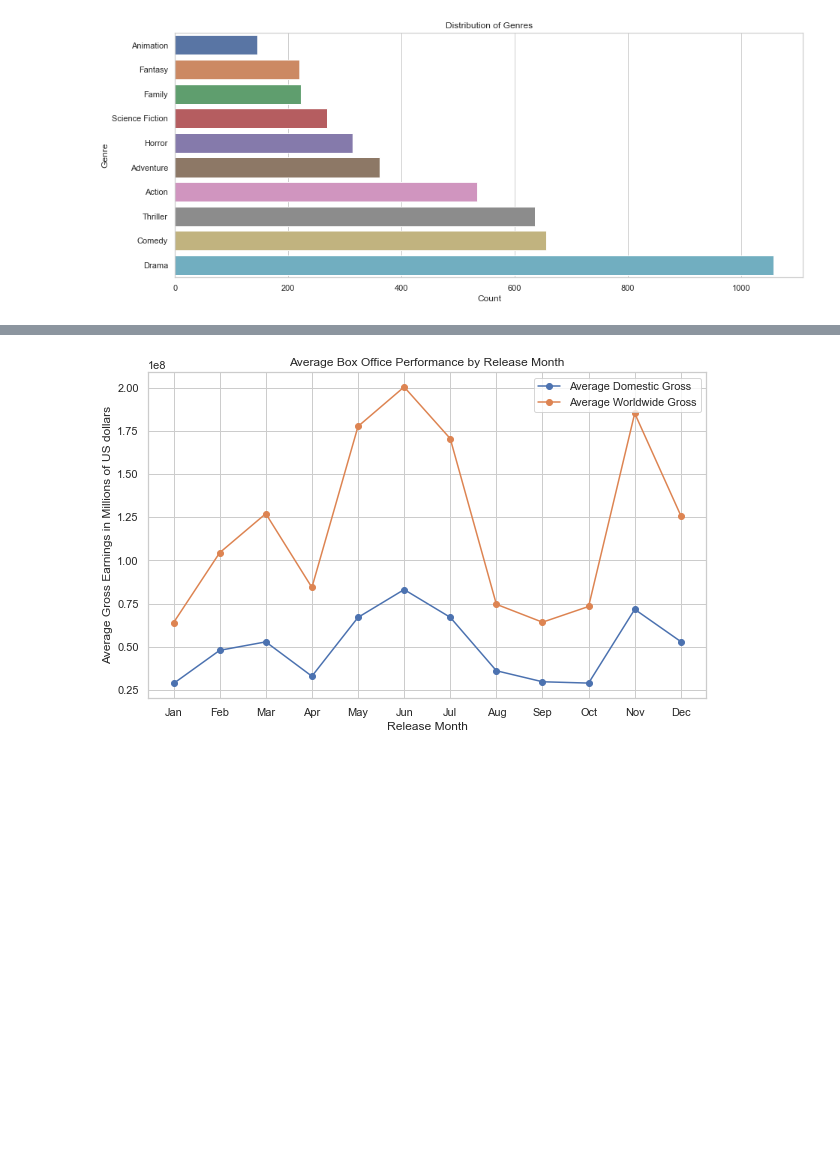
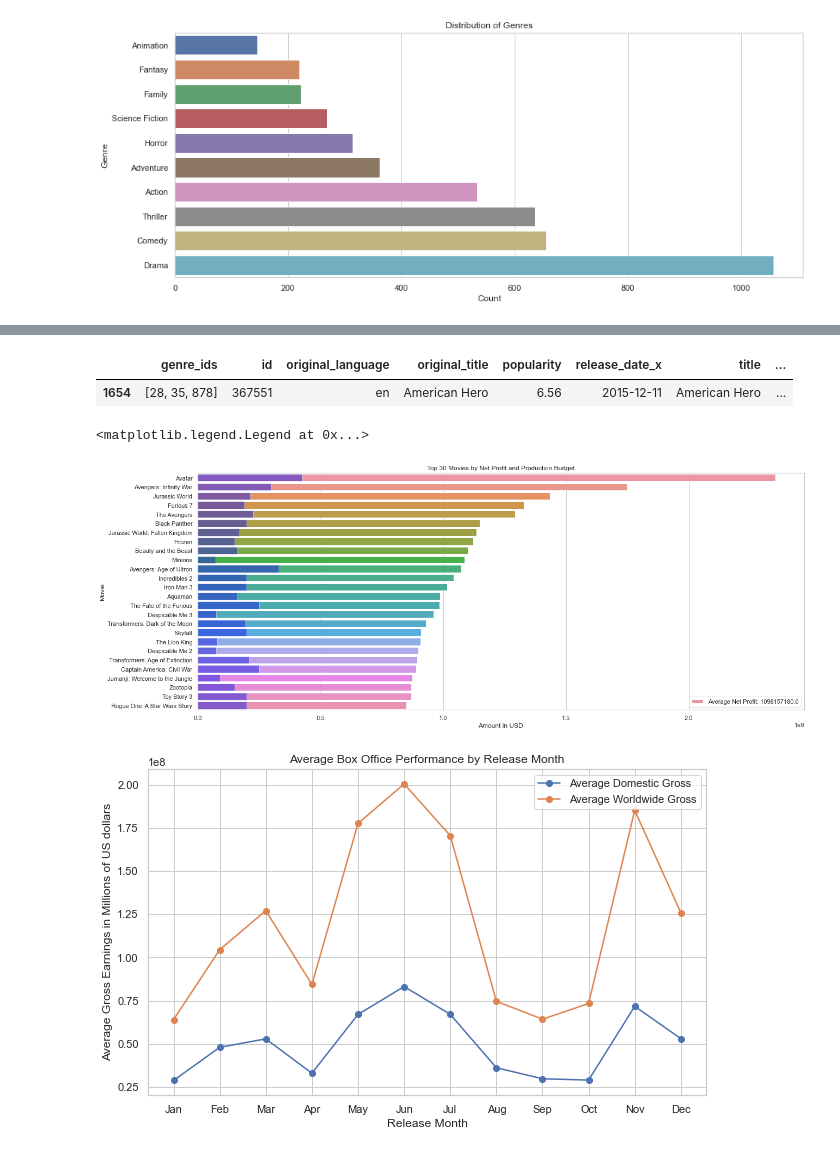
Before and after one commit to Iswana-O/dsc-phase-1-project, a Jupyter notebook: MICROSOFT MOVIE STUDIO ANALYSIS.ipynb, the cells around one changed output, grey strips where cells are left out. Cells and saved outputs as stored; diff of their text form; code cells hidden in the pictures; blank space fills up the shorter version.

```diff
--- a/MICROSOFT MOVIE STUDIO ANALYSIS.ipynb
+++ b/MICROSOFT MOVIE STUDIO ANALYSIS.ipynb
@@ -267,3 +267,21 @@ None
 ... (10 outputs left out)
 # %% [markdown]
   **DATA CLEANING**
+# %%
+#Change production_budget, domestic_gross and worldwide_gross to float64
+#Remove dollar sign and commas before changing data type
+
+movie_budgets_df['production_budget'] = movie_budgets_df['production_budget'].str.replace('$', '')
+movie_budgets_df['domestic_gross'] = movie_budgets_df['domestic_gross'].str.replace('$', '')
+movie_budgets_df['worldwide_gross'] = movie_budgets_df['worldwide_gross'].str.replace('$', '')
+
+movie_budgets_df['production_budget'].replace(',', '', regex=True, inplace=True)
+movie_budgets_df['domestic_gross'].replace(',', '', regex=True, inplace=True)
+movie_budgets_df['worldwide_gross'].replace(',', '', regex=True, inplace=True)
+
+movie_budgets_df['production_budget'] = movie_budgets_df['production_budget'].astype('float64')
+movie_budgets_df['domestic_gross'] = movie_budgets_df['domestic_gross'].astype('float64')
+movie_budgets_df['worldwide_gross'] = movie_budgets_df['worldwide_gross'].astype('float64')
+# %%
+movie_budgets_df.drop_duplicates(subset=['movie', 'release_date'], keep='first', inplace=True)
+movie_budgets_df.info()
@@ -423,3 +464,10 @@ plt.title('Distribution of Genres')
 plt.show()
 # %% [output]
 [figure]
+# %%
+#Create two new columns: gross_profit and profit_margin (Drop any movies with 0 gross revenue)
+tmdb_movies_budgets_df['net_profit'] = tmdb_movies_budgets_df['worldwide_gross'] - tmdb_movies_budgets_df['production_budget']
+tmdb_movies_budgets_df['profit_margin'] = round(tmdb_movies_budgets_df['net_profit'] / tmdb_movies_budgets_df['worldwide_gross'], 6)
+tmdb_movies_budgets_df.profit_margin.replace(-np.inf, np.nan, inplace=True)
+tmdb_movies_budgets_df.dropna(inplace=True)
+tmdb_movies_budgets_df.head()
@@ -426,3 +481,29 @@ plt.show()
+# %%
+tmdb_movies_budgets_df[tmdb_movies_budgets_df['profit_margin'] == tmdb_movies_budgets_df.profit_margin.min()]
+# %% [output]
+|  | genre_ids | id | original_language | original_title | popularity | release_date_x | title | ... |
+| 1654 | [28, 35, 878] | 367551 | en | American Hero | 6.56 | 2015-12-11 | American Hero | ... |
+# %%
+#Sort by gross_profit to see most successful movies
+top_30_net_profit = tmdb_movies_budgets_df.sort_values(by='net_profit', ascending=False)[:30]
+# %%
+plt.figure(figsize=(20, 8))
+sns.set(style='whitegrid')
+
+# Plotting the bar chart for net profit
+sns.barplot(x='net_profit', y='movie', data=top_30_net_profit,
+            label='Average Net Profit: {}'.format(round(top_30_net_profit['net_profit'].mean(), 0)))
+
+# Plotting the bar chart for production budget (overlayed on the net profit bars)
+sns.barplot(x='production_budget', y='movie', data=top_30_net_profit, color='blue', alpha=0.5)
+
+plt.xlabel('Amount in USD')
+plt.ylabel('Movie')
+plt.title('Top 30 Movies by Net Profit and Production Budget')
+plt.legend()
+# %% [output]
+<matplotlib.legend.Legend at 0x...>
+[figure, added]
 # %%
 
 # Convert 'production_budget', 'domestic_gross', and 'worldwide_gross' columns to numeric
```
Also changed, not shown: parts of 4 cells of this notebook, 1 other file.
